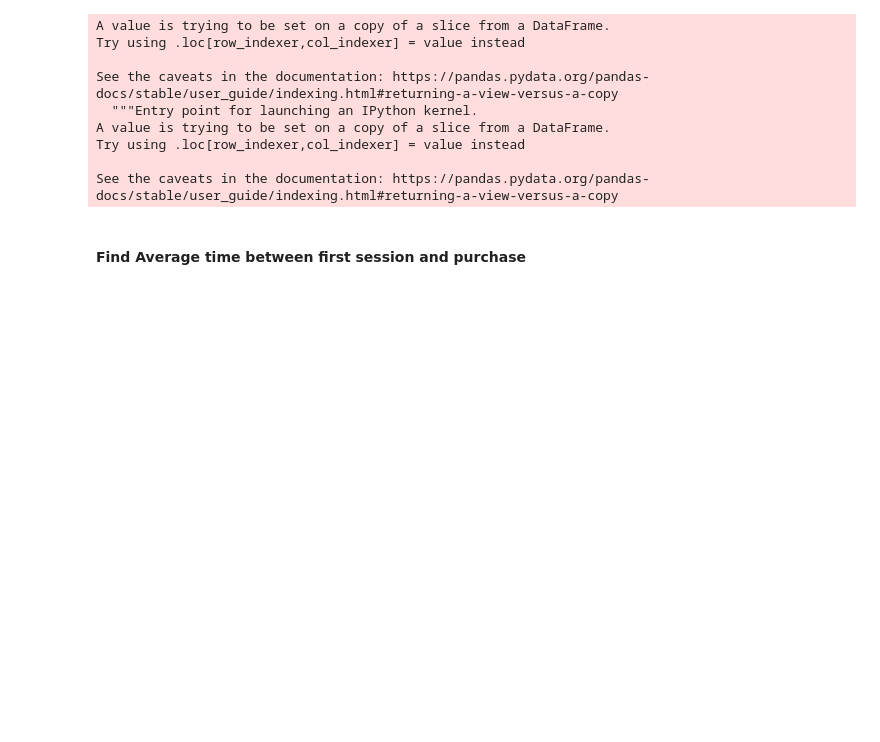
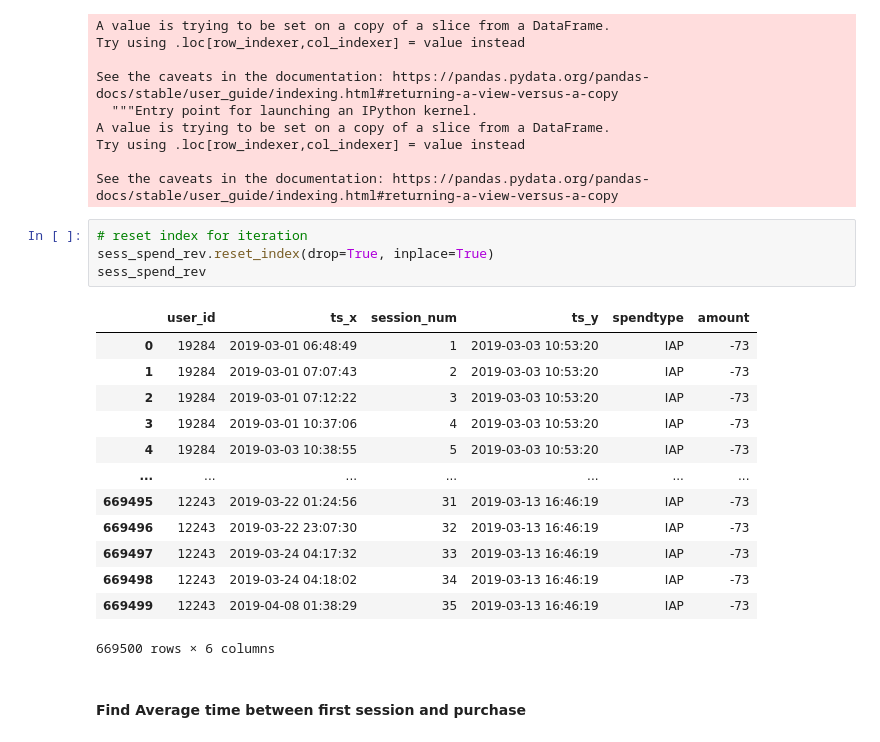
Before and after one commit to ericyeonpark/pg_data_exploratory_analysis, a Jupyter notebook: data_exploration_Eric_Park.ipynb, the cells around one changed output. Saved outputs shown, nothing was run; the diff lists cells and outputs as text; blank space fills up the shorter version.

Commit message:
reset index for iteration purposes

```diff
--- a/data_exploration_Eric_Park.ipynb
+++ b/data_exploration_Eric_Park.ipynb
@@ -449,5 +449,23 @@ A value is trying to be set on a copy of a slice from a DataFrame.
 Try using .loc[row_indexer,col_indexer] = value instead
 
 See the caveats in the documentation: https://pandas.pydata.org/pandas-docs/stable/user_guide/indexing.html#returning-a-view-versus-a-copy
+# %%
+# reset index for iteration
+sess_spend_rev.reset_index(drop=True, inplace=True)
+sess_spend_rev
+# %% [output]
+|  | user_id | ts_x | session_num | ts_y | spendtype | amount |
+| 0 | 19284 | 2019-03-01 06:48:49 | 1 | 2019-03-03 10:53:20 | IAP | -73 |
+| 1 | 19284 | 2019-03-01 07:07:43 | 2 | 2019-03-03 10:53:20 | IAP | -73 |
+| 2 | 19284 | 2019-03-01 07:12:22 | 3 | 2019-03-03 10:53:20 | IAP | -73 |
+| 3 | 19284 | 2019-03-01 10:37:06 | 4 | 2019-03-03 10:53:20 | IAP | -73 |
+| 4 | 19284 | 2019-03-03 10:38:55 | 5 | 2019-03-03 10:53:20 | IAP | -73 |
+| ... | ... | ... | ... | ... | ... | ... |
+| 669495 | 12243 | 2019-03-22 01:24:56 | 31 | 2019-03-13 16:46:19 | IAP | -73 |
+| 669496 | 12243 | 2019-03-22 23:07:30 | 32 | 2019-03-13 16:46:19 | IAP | -73 |
+| 669497 | 12243 | 2019-03-24 04:17:32 | 33 | 2019-03-13 16:46:19 | IAP | -73 |
+| 669498 | 12243 | 2019-03-24 04:18:02 | 34 | 2019-03-13 16:46:19 | IAP | -73 |
+| 669499 | 12243 | 2019-04-08 01:38:29 | 35 | 2019-03-13 16:46:19 | IAP | -73 |
+669500 rows × 6 columns
 # %% [markdown]
 #### Find Average time between first session and purchase
```
Also changed, not shown: parts of 2 cells of this notebook.
